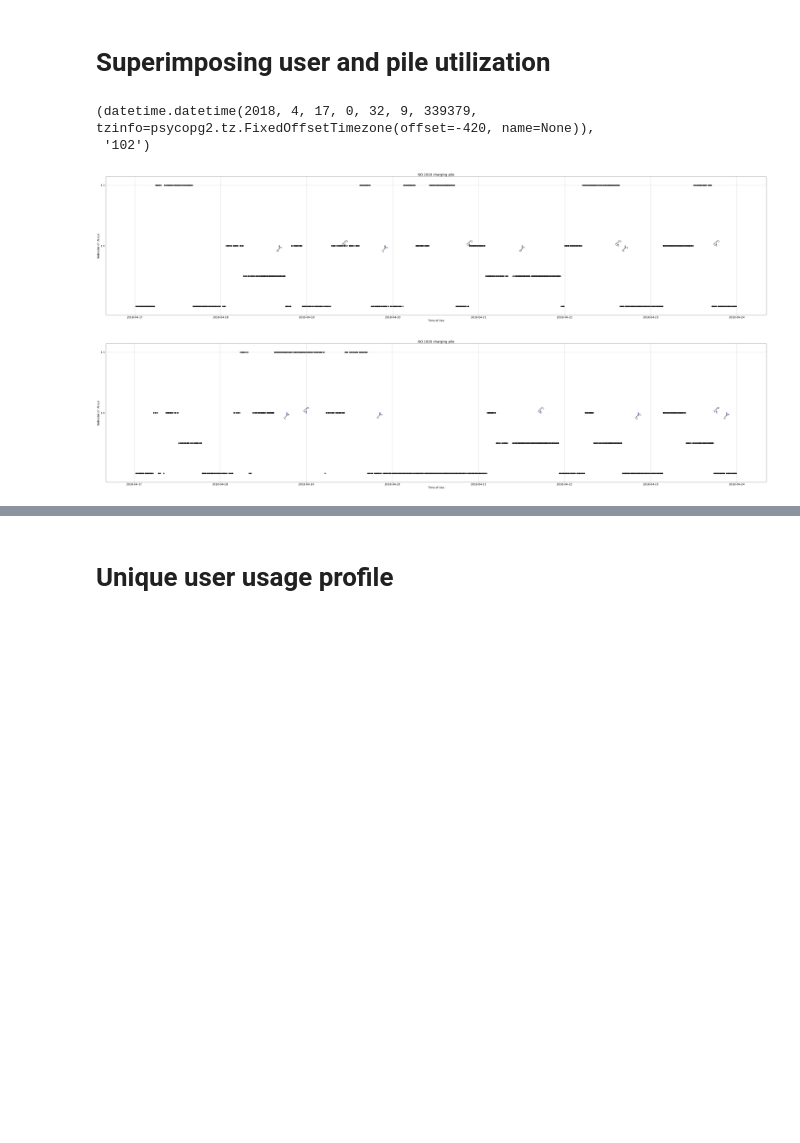
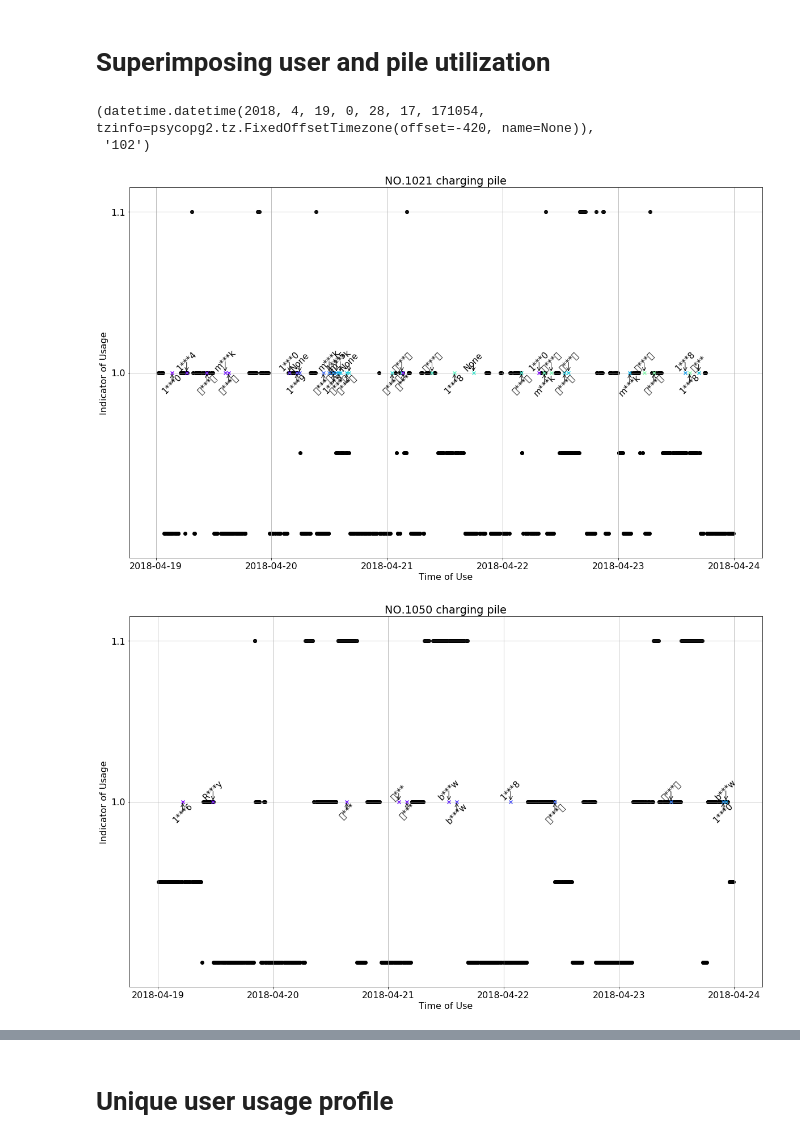
Before and after one commit to JantonZeng/eCAL, a Jupyter notebook: DATA SCRAP/Teld_data_analysis/User_activity_analysis.ipynb, the cells around one changed output, grey strips where cells are left out. Drawn from its saved outputs; the diff is of its cells as text; code cells hidden in the pictures; blank space fills up the shorter version.

```diff
--- a/DATA SCRAP/Teld_data_analysis/User_activity_analysis.ipynb
+++ b/DATA SCRAP/Teld_data_analysis/User_activity_analysis.ipynb
@@ -26,7 +24,7 @@ sta_list = ['2b3a35d4-cb94-4b8f-a47a-bbb054754066', '1d02640a-7f14-4fc3-baaf-607
             'ac6cb946-5fff-491b-859e-55cc5f701657', 'dd4a3ddc-e1b0-4e2e-b7ca-faef627f4e66',
             'b134a159-16bd-4f5d-af1b-cd42599a3bab', '33a3c031-0a3a-417d-ba1b-53549bb08dc2',
             'e4758edb-1183-4c51-887b-a52ca7abef3d', '13bdab71-110b-4448-a3c4-5c3113183546']
-interestOFStation = -2
+interestOFStation = -1
 # %%
 #specify day and date of interest to investigate
 offset = datetime.datetime.now(pytz.timezone("US/Pacific")).utcoffset().seconds
@@ -37,7 +35,7 @@ elif offset == 57600:
 
 interestOFyear_start = 2018
 interestOFmon_start = 4
-interestOFday_start = 17
+interestOFday_start = 19
 
 interestOFyear_end = 2018
 interestOFmon_end = 4
@@ -124,5 +122,6 @@ def get_staUserAct(conn, staid):
 
     return station_userAct
 # %%
-station_userAct = get_staUserAct(conn, sta_list[interestOFStation])
+station_userAct_uncleaned = get_staUserAct(conn, sta_list[interestOFStation])
+# station_userAct = get_staUserAct(conn, sta_list[interestOFStation])
 # %% [output]
@@ -130,3 +129,13 @@ station_userAct = get_staUserAct(conn, sta_list[interestOFStation])
+# %%
+#fix timezone problem in user data. - Apr.25 Currently user data time is in Chinese time but timezone is in US
+station_userAct = list()
+for idx, useract in enumerate(station_userAct_uncleaned):
+
+    if useract[0].tzinfo._offset.seconds == 61200:
+        temp_time = useract[0] + datetime.timedelta(hours=15)
+    elif useract[0].tzinfo._offset.seconds == 57600:
+        temp_time = useract[0] + datetime.timedelta(hours=16)
+    station_userAct.append((temp_time, useract[1], useract[2], useract[3]))
 # %% [markdown]
 # Visualization of User Activities
 # %% [markdown]
@@ -592,13 +593,14 @@ Text(0.5,1,u'Time vs Station Utilization')
 # %%
 x_pile[0]
 # %% [output]
-(datetime.datetime(2018, 4, 17, 0, 32, 9, 339379, tzinfo=psycopg2.tz.FixedOffsetTimezone(offset=-420, name=None)),
+(datetime.datetime(2018, 4, 19, 0, 28, 17, 171054, tzinfo=psycopg2.tz.FixedOffsetTimezone(offset=-420, name=None)),
  '102')
 # %%
 interestOFPile_list = np.unique([x_user[i][1] for i in range(len(x_user))])
 for interestOFPile in interestOFPile_list:
 
-    plt.figure(figsize=(70, 15))
+    #plt.figure(figsize=(70, 15))
+    plt.figure(figsize=(20, 12))
     plt.rc('font',size=16)
 
     #extract time data and indicator of usage data from x_pile
@@ -619,32 +621,32 @@ for interestOFPile in interestOFPile_list:
     #plot user specific usage information
     for i in range(len(x_user_interestOF)):
         username = x_user[i][-1]
         user_idx = unique_user_list.index(username)
         plt.scatter(x_user_interestOF[i][0], chargingInd, label="User "+str(user_idx),
                     c=colors[user_idx], marker="x")
 
     #add user name note to each point
     va_list = ["top", "bottom"]
     va_idx = 0
     va_func = lambda x: 1 if x == 0 else 0
     for idx in range(len(x_user_interestOF)):
         if x_user_interestOF[idx][1] is None:
             plt.annotate(x_user_interestOF[idx][1], (x_user_interestOF[idx][0], 1),
                          ha="center", va=va_list[va_idx], rotation=45,
                          size=15, arrowprops=dict(arrowstyle="->"))
             va_idx = va_func(va_idx)
         else:
             plt.annotate(x_user_interestOF[idx][1].decode("utf8"), (x_user_interestOF[idx][0], 1),
                          ha="center", va=va_list[va_idx], rotation=45,
                          size=15, arrowprops=dict(arrowstyle="->"))
             va_idx = va_func(va_idx)
     plt.xlabel("Time of Use")
     plt.ylabel("Indicator of Usage")
     plt.yticks([1, 1.1])
     plt.title("NO.{} charging pile".format(interestOFPile))
 #     plt.legend()
     plt.grid()
     plt.show()
 # %% [output]
-[figure, old version]
+[figure, new version]
-[figure, old version]
+[figure, new version]
```
Also changed, not shown: parts of 14 cells of this notebook.
